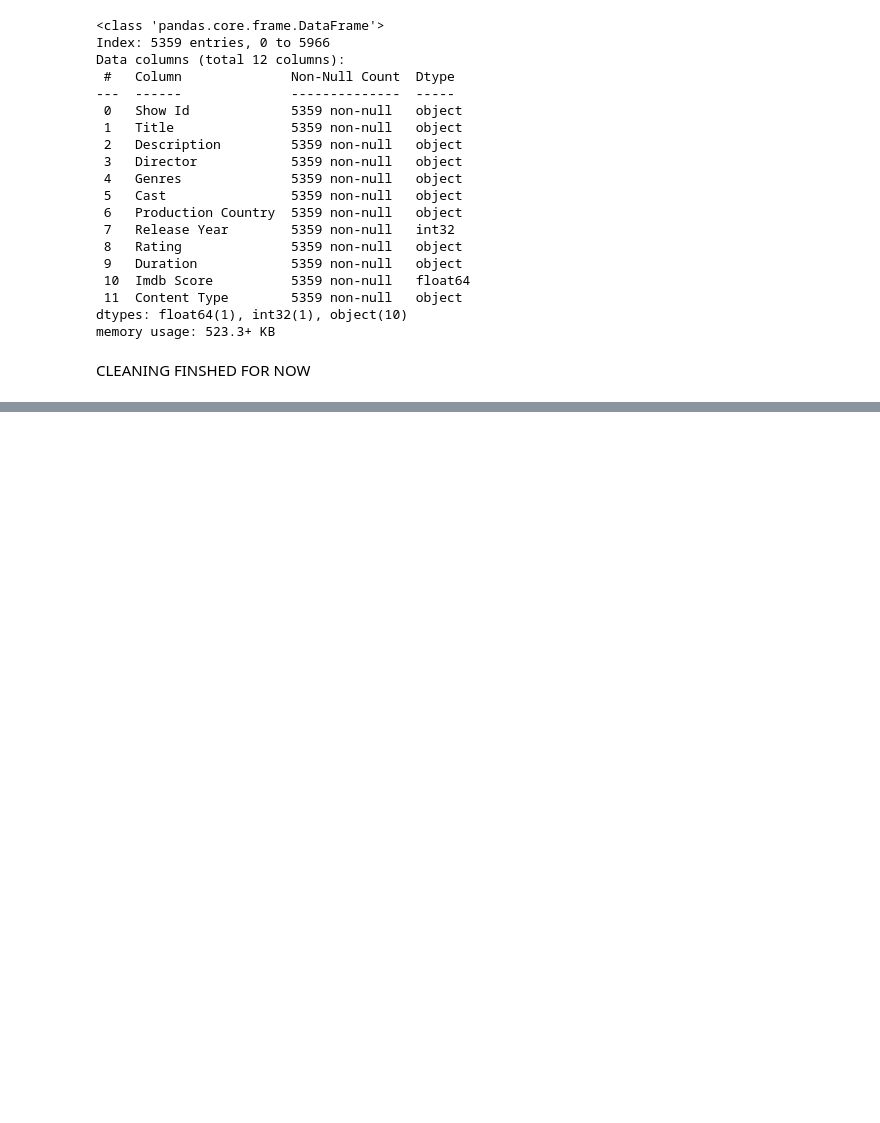
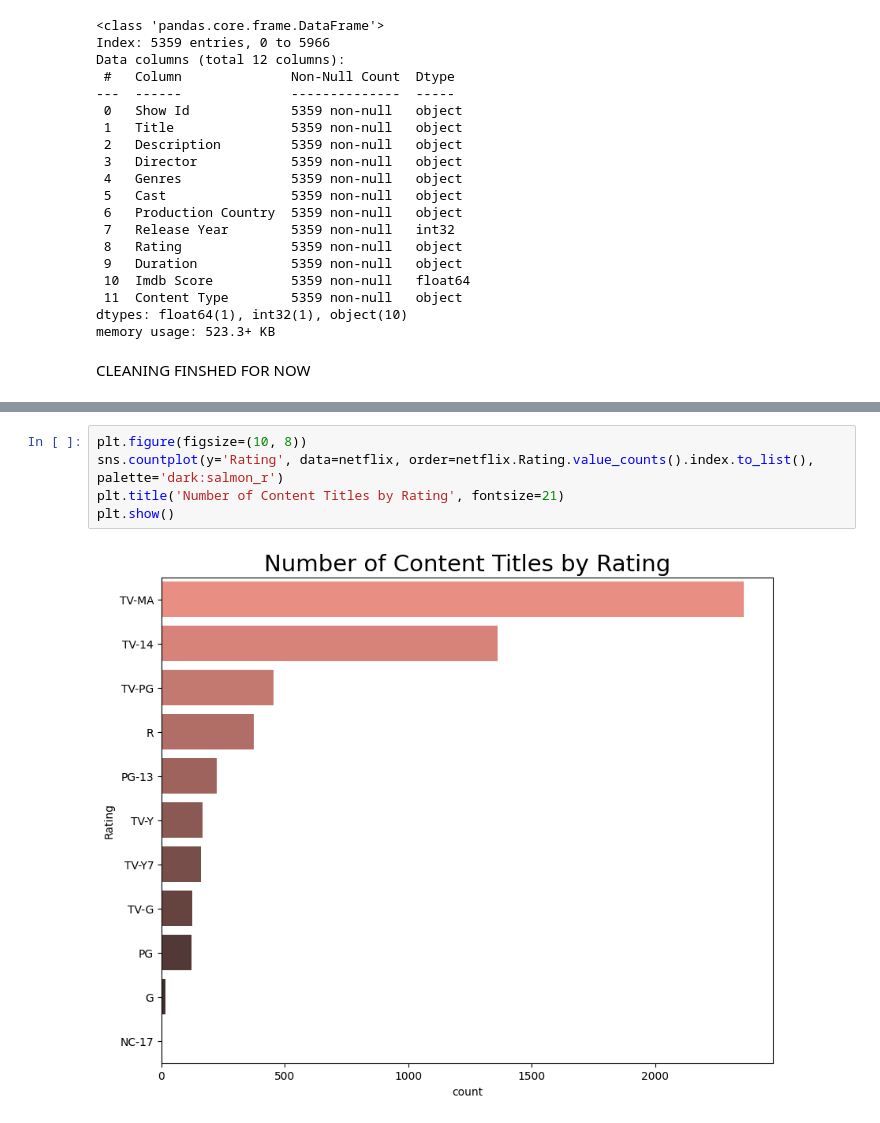
Before and after one commit to muntazircodes/netflixDataCleaning, a Jupyter notebook: netflixCleaning/netflix.ipynb, the cells around one changed output, grey strips where cells are left out. Saved outputs shown, nothing was run; the diff lists cells and outputs as text; blank space fills up the shorter version.

```diff
--- a/netflixCleaning/netflix.ipynb
+++ b/netflixCleaning/netflix.ipynb
@@ -158,0 +187,7 @@ CLEANING FINSHED FOR NOW
+# %%
+plt.figure(figsize=(10, 8))
+sns.countplot(y='Rating', data=netflix, order=netflix.Rating.value_counts().index.to_list(), palette='dark:salmon_r')
+plt.title('Number of Content Titles by Rating', fontsize=21)
+plt.show()
+# %% [output]
+[figure, added]
```
Also changed, not shown: parts of 9 cells of this notebook.
